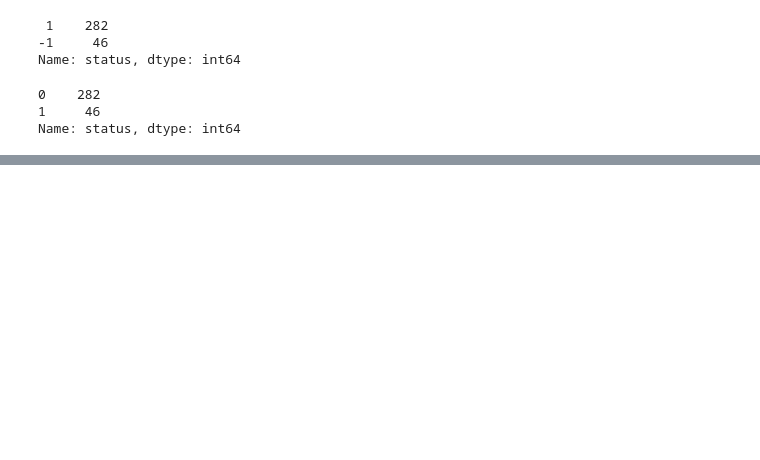
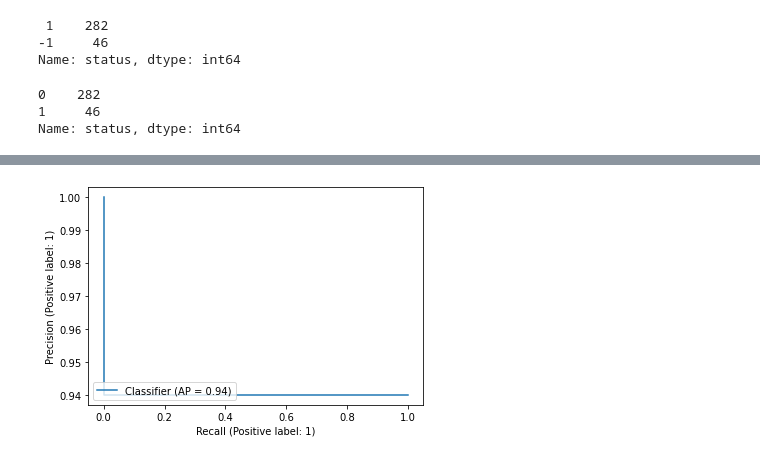
Before and after one commit to Goncalo101/FEUP-CAC, a Jupyter notebook: 04-Modeling.ipynb, the cells around one changed output, grey strips where cells are left out. Drawn from its saved outputs; the diff is of its cells as text; code cells hidden in the pictures; blank space fills up the shorter version.

```diff
--- a/04-Modeling.ipynb
+++ b/04-Modeling.ipynb
@@ -182,0 +105,4 @@ df.to_csv(f'log/submission-{n}.csv', index=False)
+# %%
+disp = PrecisionRecallDisplay.from_predictions(y_train_df, predicted)
+# %% [output]
+[figure, added]
```
Also changed, not shown: parts of 54 cells of this notebook.
